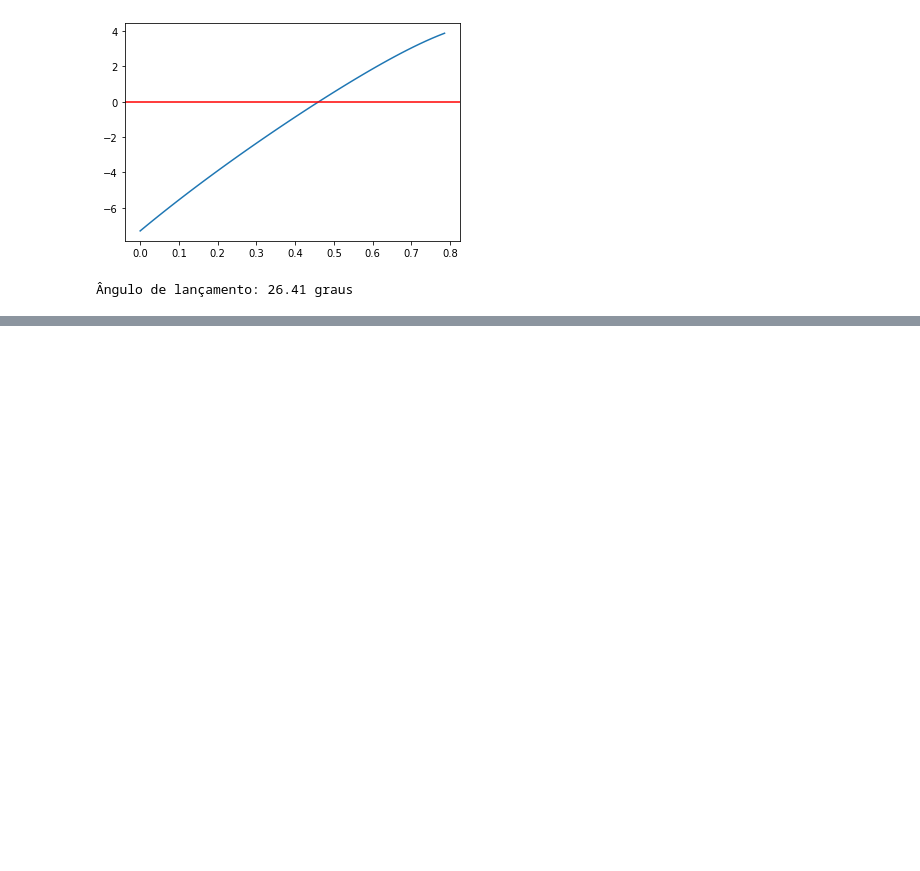
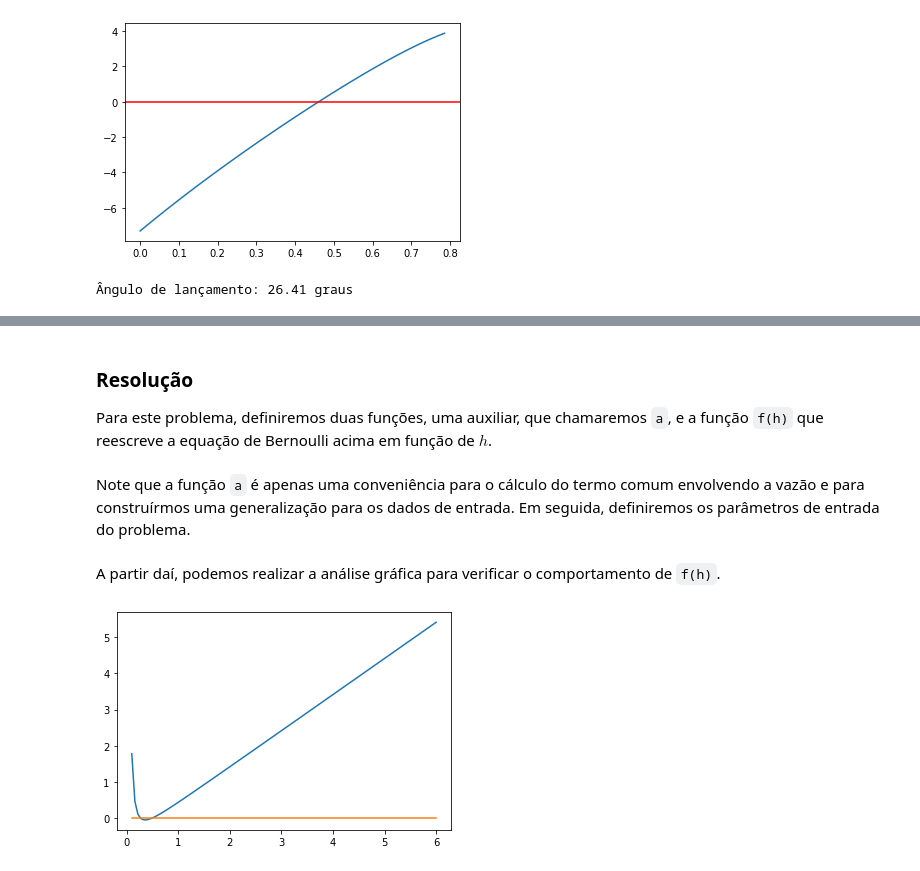
Before and after one commit to gcpeixoto/LVMN, a Jupyter notebook: code-session-1-bisect.ipynb, the cells around one changed output, grey strips where cells are left out. Saved outputs shown, nothing was run; the diff lists cells and outputs as text; code cells hidden in the pictures; blank space fills up the shorter version.

```diff
--- a/code-session-1-bisect.ipynb
+++ b/code-session-1-bisect.ipynb
@@ -180,0 +228,16 @@ print('Raiz: h = %f' % hr)
+# %% [markdown]
+### Resolução
+
+Para este problema, definiremos duas funções, uma auxiliar, que chamaremos `a`, e a função `f(h)` que reescreve a equação de Bernoulli acima em função de $h$.
+# %%
+# função para cálculo de parâmetros
+def a(Q,g,b,H,h0):
+    return Q,g,b,H,h0
+
+# função do nível de água
+def f(h):
+    frate,grav,width,bHeight,ups = a(Q,g,b,H,h0)
+    c = lambda arg: frate**2/(2*grav*width**2*arg**2)
+    return c(h) - c(h0) + h - h0 + H
+# %% [markdown]
+Note que a função `a` é apenas uma conveniência para o cálculo do termo comum envolvendo a vazão e para construírmos uma generalização para os dados de entrada. Em seguida, definiremos os parâmetros de entrada do problema.
@@ -180,0 +251,8 @@ print('Raiz: h = %f' % hr)
+# %% [markdown]
+A partir daí, podemos realizar a análise gráfica para verificar o comportamento de `f(h)`.
+# %%
+# análise gráfica
+h = np.linspace(0.1,6,num=100)
+plt.plot(h,f(h),h,f(h)*0);
+# %% [output]
+[figure, added]
```
Also changed, not shown: parts of 43 cells of this notebook, 5 other files.
